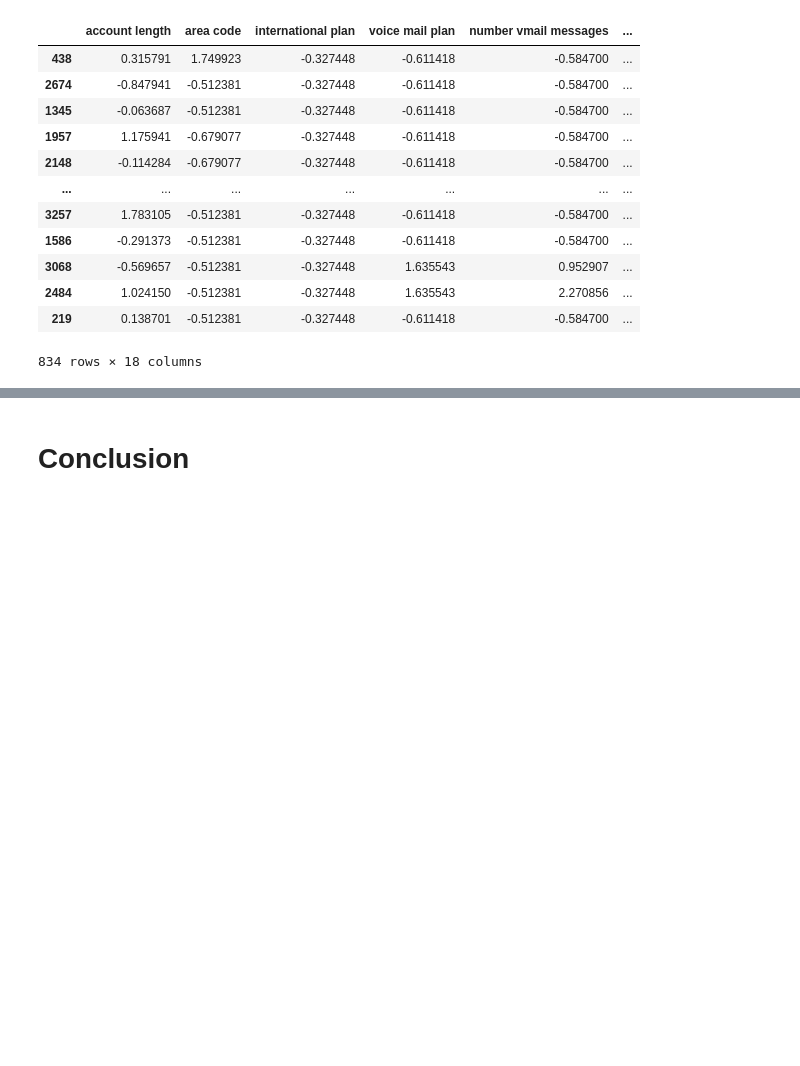
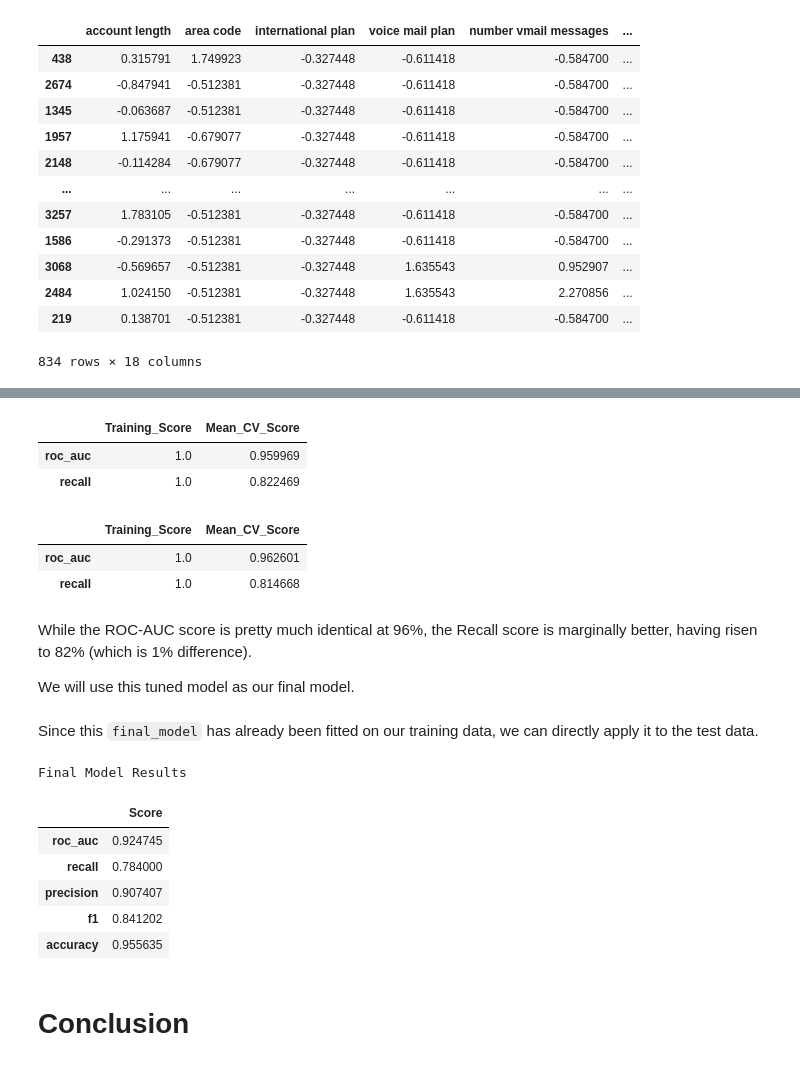
Before and after one commit to momopajamas/phase_3_project, a Jupyter notebook: Telecom Analysis.ipynb, the cells around one changed output, grey strips where cells are left out. Saved outputs shown, nothing was run; the diff lists cells and outputs as text; code cells hidden in the pictures; blank space fills up the shorter version.

```diff
--- a/Telecom Analysis.ipynb
+++ b/Telecom Analysis.ipynb
@@ -221,0 +346,6 @@ negative account length? negative area code (categorical)???
+# %%
+adaboost_resampled = AdaBoostClassifier(random_state=42)
+
+adaboost_resampled.fit(X_train_resampled, y_train_resampled)
+
+adaboost_resampled_results = model_metric_results(adaboost_resampled, X_train_resampled, y_train_resampled)
@@ -221,0 +470,19 @@ negative account length? negative area code (categorical)???
+# %%
+# Creating a dictionary containing variety of hyperparameters that GridSearchCV will run through
+grid_params = {
+    'n_estimators': [50, 100, 150, 200],
+    'criterion': ['gini', 'entropy'],
+    'max_features': [20, 30, 50],
+    'min_samples_split': [2, 4, 8],
+    'min_samples_leaf': [1, 3, 5]
+}
+
+rtc_grid_resample = GridSearchCV(
+    estimator=rtc,
+    param_grid=grid_params,
+    cv=3,
+    scoring='recall',
+    n_jobs=-1
+)
+
+rtc_grid_resample.fit(X_train_resampled, y_train_resampled)
@@ -222,3 +494,39 @@ negative account length? negative area code (categorical)???
+# %%
+rtc_tuned_resample_results = model_metric_results(rtc_grid_resample.best_estimator_, X_train_resampled, y_train_resampled)
+rtc_tuned_resample_results
+# %% [output]
+|  | Training_Score | Mean_CV_Score |
+| roc_auc | 1.0 | 0.959969 |
+| recall | 1.0 | 0.822469 |
+# %%
+# Displaying training data for comparison
+rtc_resampled_results
+# %% [output]
+|  | Training_Score | Mean_CV_Score |
+| roc_auc | 1.0 | 0.962601 |
+| recall | 1.0 | 0.814668 |
+# %% [markdown]
+While the ROC-AUC score is pretty much identical at 96%, the Recall score is marginally better, having risen to 82% (which is 1% difference).
+
+We will use this tuned model as our final model.
+# %%
+final_model = rtc_grid_resample.best_estimator_
+# %% [markdown]
+Since this `final_model` has already been fitted on our training data, we can directly apply it to the  test data.
+# %%
+final_model_results = model_metric_results(final_model, X_test_scaled, y_test,
+                                           metrics=['roc_auc', 'recall', 'precision', 'f1', 'accuracy'], cv=False)
+
+print('Final Model Results')
+display(final_model_results)
+# %% [output]
+Final Model Results
+|  | Score |
+| roc_auc | 0.924745 |
+| recall | 0.784000 |
+| precision | 0.907407 |
+| f1 | 0.841202 |
+| accuracy | 0.955635 |
 # %% [markdown]
 # Conclusion
 # %% [markdown]
```
Also changed, not shown: parts of 37 cells of this notebook.
